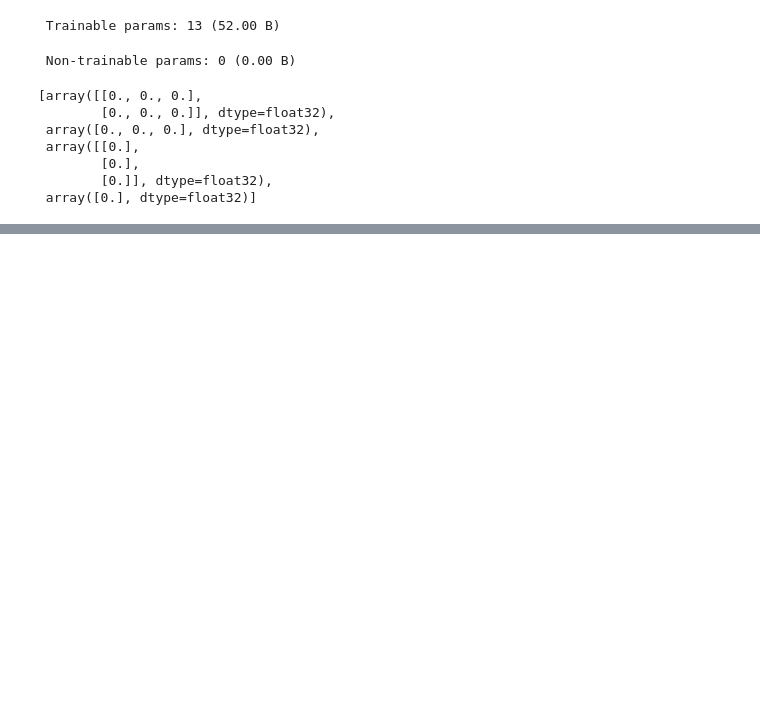
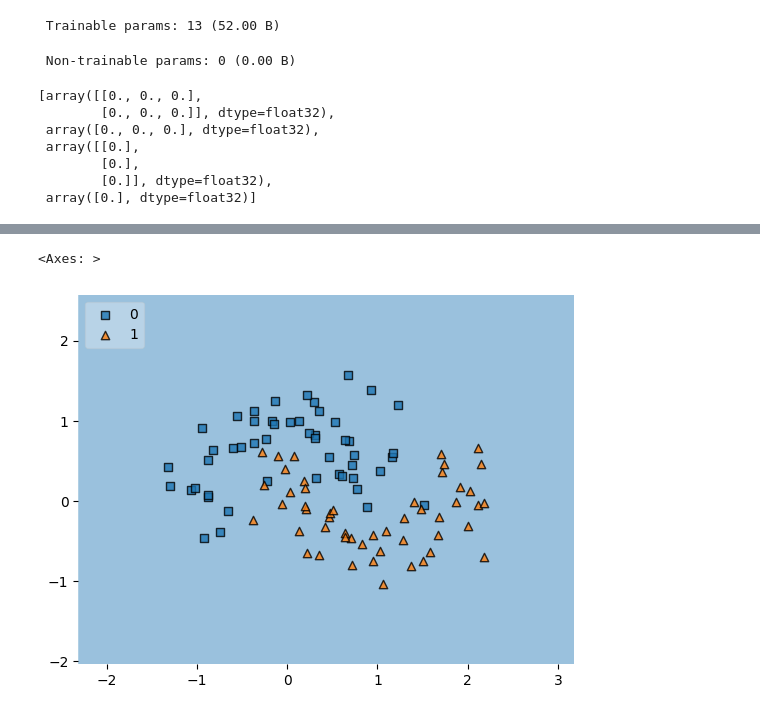
Before and after one commit to SwaroopDangal/DL-learn, a Jupyter notebook: 11.WeightInitialization/zero-initialization-relu.ipynb, the cells around one changed output, grey strips where cells are left out. Saved outputs shown, nothing was run; the diff lists cells and outputs as text; code cells hidden in the pictures; blank space fills up the shorter version.

Commit message:
plotting decision boundary

```diff
--- a/11.WeightInitialization/zero-initialization-relu.ipynb
+++ b/11.WeightInitialization/zero-initialization-relu.ipynb
@@ -72,0 +89,4 @@ Epoch 1/100
+# %%
+from mlxtend.plotting import plot_decision_regions
+plot_decision_regions(X,y.astype('int'), clf=model, legend=2)
+# %% [output]
@@ -72,0 +94,2 @@ Epoch 1/100
+<Axes: >
+[figure, added]
```
Also changed, not shown: parts of 2 cells of this notebook.
